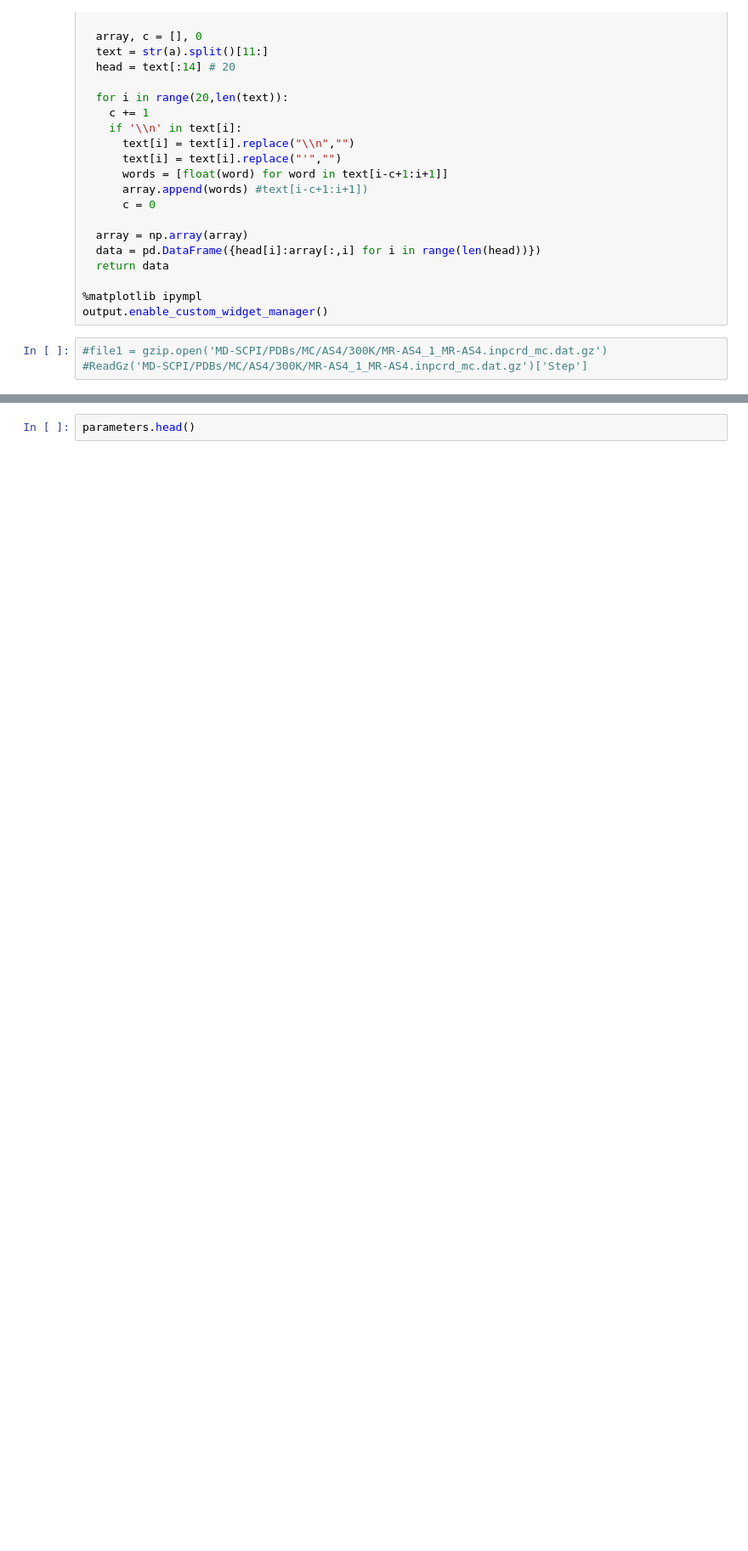
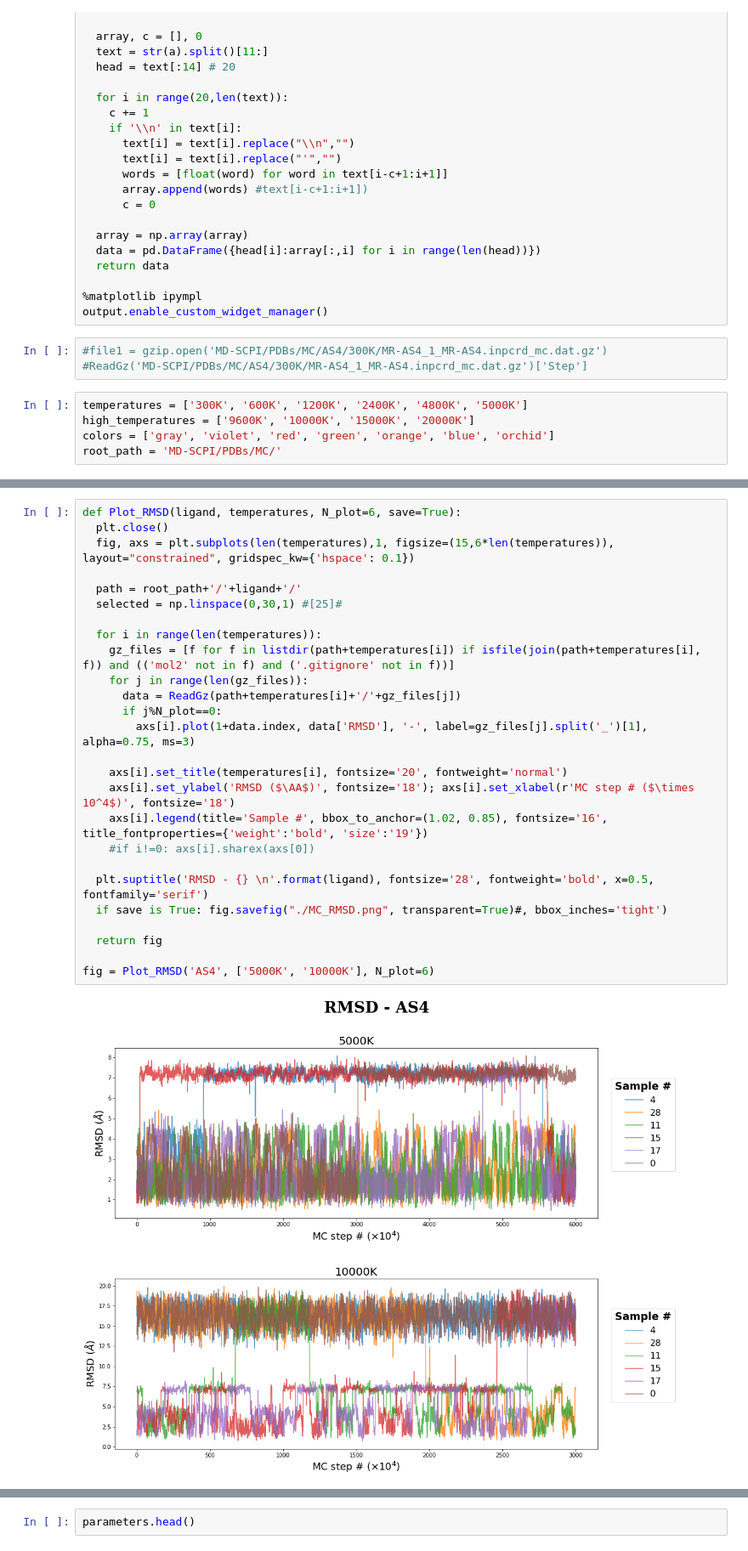
Before and after one commit to saguileran/MD-SCPI, a Jupyter notebook: NoteBooks/Plots_MC.ipynb, the cells around one changed output, grey strips where cells are left out. Shown at 85% size. Saved outputs shown, nothing was run; the diff lists cells and outputs as text; blank space fills up the shorter version.

```diff
--- a/NoteBooks/Plots_MC.ipynb
+++ b/NoteBooks/Plots_MC.ipynb
@@ -57,4 +54,9 @@ output.enable_custom_widget_manager()
 # %%
 #file1 = gzip.open('MD-SCPI/PDBs/MC/AS4/300K/MR-AS4_1_MR-AS4.inpcrd_mc.dat.gz')
 #ReadGz('MD-SCPI/PDBs/MC/AS4/300K/MR-AS4_1_MR-AS4.inpcrd_mc.dat.gz')['Step']
+# %%
+temperatures = ['300K', '600K', '1200K', '2400K', '4800K', '5000K']
+high_temperatures = ['9600K', '10000K', '15000K', '20000K']
+colors = ['gray', 'violet', 'red', 'green', 'orange', 'blue', 'orchid']
+root_path = 'MD-SCPI/PDBs/MC/'
 # %%
@@ -185 +198,29 @@ fig.savefig("./MC_energies.png", transparent=True)#, bbox_inches='tight')
+# %%
+def Plot_RMSD(ligand, temperatures, N_plot=6, save=True):
+  plt.close()
+  fig, axs = plt.subplots(len(temperatures),1, figsize=(15,6*len(temperatures)), layout="constrained", gridspec_kw={'hspace': 0.1})
+
+  path = root_path+'/'+ligand+'/'
+  selected = np.linspace(0,30,1) #[25]#
+
+  for i in range(len(temperatures)):
+    gz_files = [f for f in listdir(path+temperatures[i]) if isfile(join(path+temperatures[i], f)) and (('mol2' not in f) and ('.gitignore' not in f))]
+    for j in range(len(gz_files)):
+      data = ReadGz(path+temperatures[i]+'/'+gz_files[j])
+      if j%N_plot==0:
+        axs[i].plot(1+data.index, data['RMSD'], '-', label=gz_files[j].split('_')[1], alpha=0.75, ms=3)
+
+    axs[i].set_title(temperatures[i], fontsize='20', fontweight='normal')
+    axs[i].set_ylabel('RMSD ($\AA$)', fontsize='18'); axs[i].set_xlabel(r'MC step # ($\times 10^4$)', fontsize='18')
+    axs[i].legend(title='Sample #', bbox_to_anchor=(1.02, 0.85), fontsize='16', title_fontproperties={'weight':'bold', 'size':'19'})
+    #if i!=0: axs[i].sharex(axs[0])
+
+  plt.suptitle('RMSD - {} \n'.format(ligand), fontsize='28', fontweight='bold', x=0.5,  fontfamily='serif')
+  if save is True: fig.savefig("./MC_RMSD.png", transparent=True)#, bbox_inches='tight')
+
+  return fig
+
+fig = Plot_RMSD('AS4', ['5000K', '10000K'], N_plot=6)
+# %% [output]
+[figure, added]
 # %%
```
Also changed, not shown: parts of 5 cells of this notebook.
